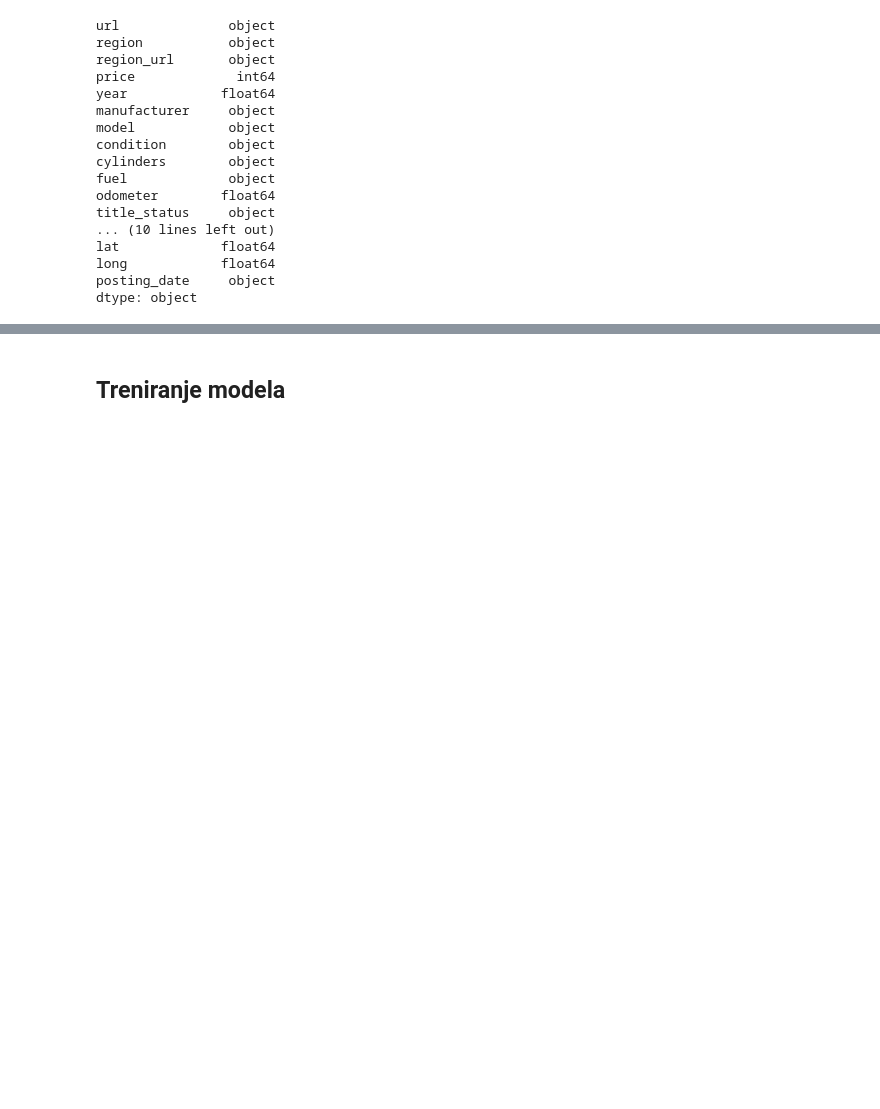
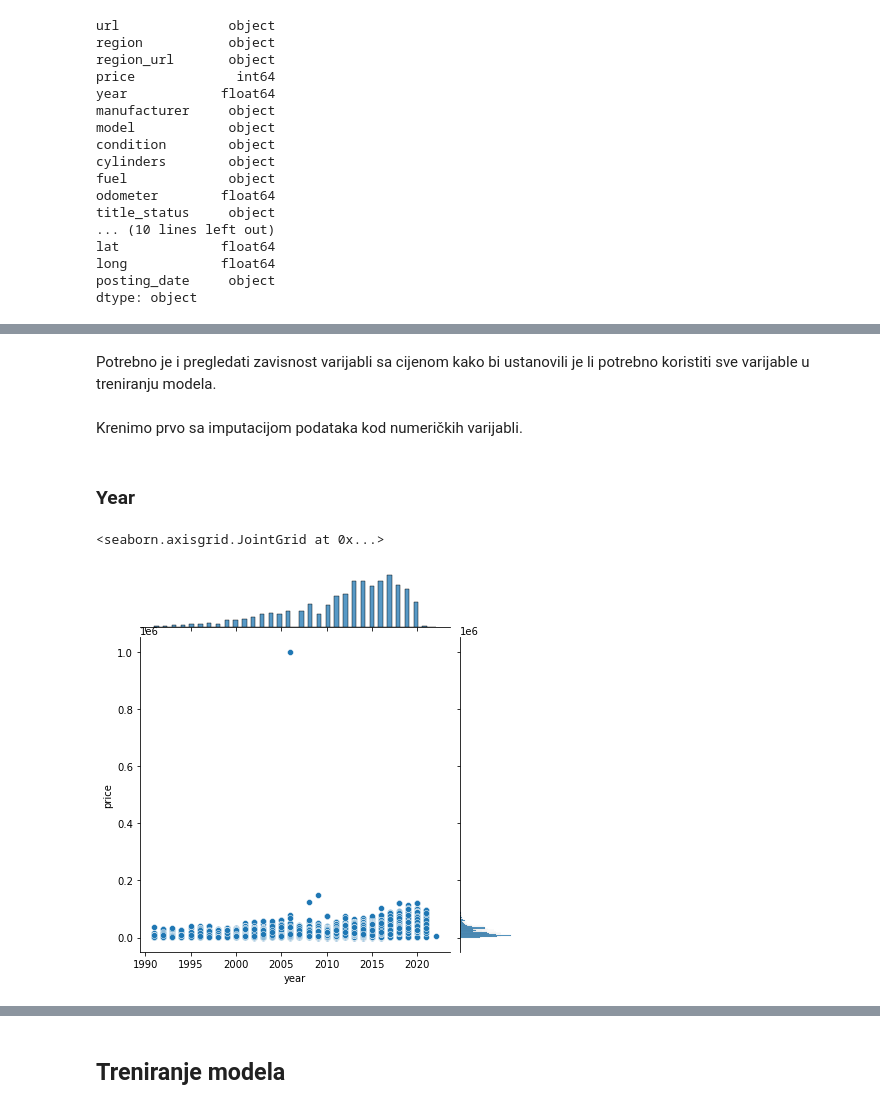
Before and after one commit to pb7932/usedcars-ml, a Jupyter notebook: UsedCars.ipynb, the cells around one changed output, grey strips where cells are left out. Cells and saved outputs as stored; diff of their text form; code cells hidden in the pictures; blank space fills up the shorter version.

```diff
--- a/UsedCars.ipynb
+++ b/UsedCars.ipynb
@@ -137,8 +173,0 @@ dtype: int64
-# %%
-df = df.dropna(subset=['year'])
-
-cyl_median = df['cylinders'].median()
-df['cylinders'].fillna(cyl_median, inplace=True)
-
-df['odometer'] = df.apply(lambda x: df[df['year']==x['year']]['odometer'].mean() if pd.isna(x['odometer']) else x['odometer'], axis=1)
-df.isna().sum()
@@ -241,0 +236,12 @@ Sljedeće su grafovi korišteni prilikom odluke oko nepostojećih vrijenosti u k
+# %% [markdown]
+Potrebno je i pregledati zavisnost varijabli sa cijenom kako bi ustanovili je li potrebno koristiti sve varijable u treniranju modela.
+# %% [markdown]
+Krenimo prvo sa imputacijom podataka kod numeričkih varijabli.
+# %% [markdown]
+### Year
+# %%
+df_price = df_train[df_train['year']>1990].copy()
+sns.jointplot(x='year',y='price',data=df_price,kind='scatter')
+# %% [output]
+<seaborn.axisgrid.JointGrid at 0x...>
+[figure, added]
```
Also changed, not shown: parts of 158 cells of this notebook.
